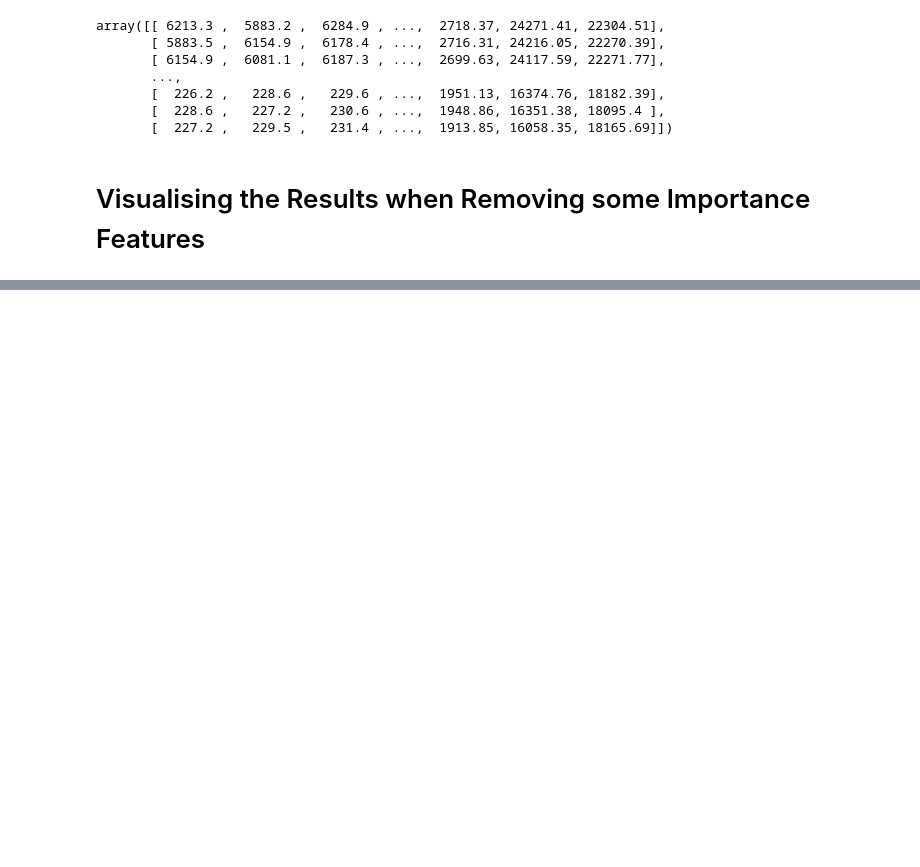
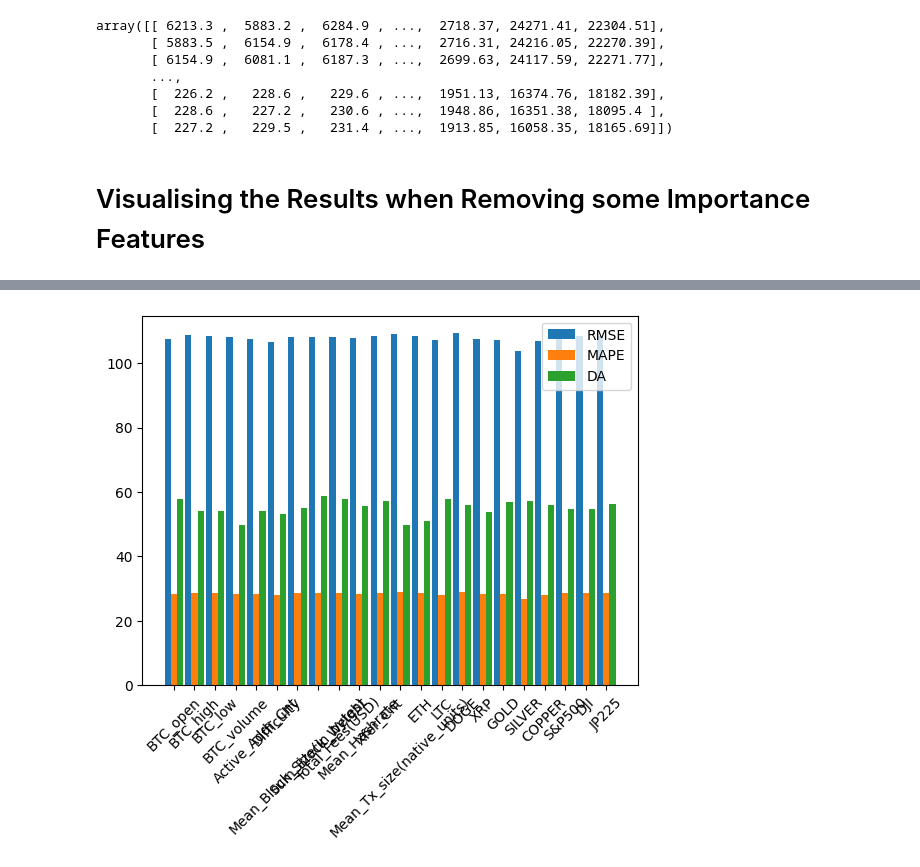
Before and after one commit to lavibula/BitcoinPrediction, a Jupyter notebook: Members/Mlinh/random_forest_period1_ETH.ipynb, the cells around one changed output, grey strips where cells are left out. Saved outputs shown, nothing was run; the diff lists cells and outputs as text; code cells hidden in the pictures; blank space fills up the shorter version.

```diff
--- a/Members/Mlinh/random_forest_period1_ETH.ipynb
+++ b/Members/Mlinh/random_forest_period1_ETH.ipynb
@@ -390,0 +548,57 @@ DA accuracy: 51.65%
+# %%
+from sklearn.ensemble import RandomForestRegressor
+from sklearn.metrics import mean_squared_error
+import pandas as pd
+import numpy as np
+import matplotlib.pyplot as plt
+
+# Load data from CSV file
+
+# Create a list to hold evaluation scores for each feature
+rmse_list = []
+mape_list = []
+da_list = []
+
+# Loop through each feature and evaluate its impact on prediction
+for feature in total_without_date.columns[1:]:
+    # Remove the current feature from the dataset
+    X = total_without_date.drop(columns=[feature])
+    y = total_without_date[["BTC_close"]].values.ravel()
+
+    # Split the data into training and testing sets
+    train_size = int(len(X) * 0.8)
+    X_train = X[:train_size]
+    X_test = X[train_size:]
+    y_train = y[:train_size]
+    y_test = y[train_size:]
+
+    # Train a random forest regressor and predict on test data
+    rf = RandomForestRegressor(max_depth=15, n_estimators=500)
+    rf.fit(X_train, y_train)
+    y_pred = rf.predict(X_test)
+
+    # Evaluate the prediction using RMSE, MAPE, and DA
+    rmse = np.sqrt(mean_squared_error(y_test, y_pred))
+    mape = np.mean(np.abs((y_test - y_pred) / y_test)) * 100
+    y_test_da = y_test[1:] - y_test[:-1]
+    y_pred_da = y_pred[1:] - y_pred[:-1]
+    da = np.mean(np.sign(y_test_da) == np.sign(y_pred_da)) * 100
+
+    # Append the evaluation scores for this feature to the list
+    rmse_list.append(rmse)
+    mape_list.append(mape)
+    da_list.append(da)
+
+# Create a bar chart to compare the evaluation scores for each feature
+x = np.arange(len(total_without_date.columns[1:]))
+width = 0.3
+fig, ax = plt.subplots()
+rects1 = ax.bar(x - width, rmse_list, width, label='RMSE')
+rects2 = ax.bar(x, mape_list, width, label='MAPE')
+rects3 = ax.bar(x + width, da_list, width, label='DA')
+ax.set_xticks(x)
+ax.set_xticklabels(total_without_date.columns[1:], rotation=45)
+ax.legend()
+plt.show()
+# %% [output]
+[figure, added]
```
Also changed, not shown: parts of 9 cells of this notebook, 2 other files.
